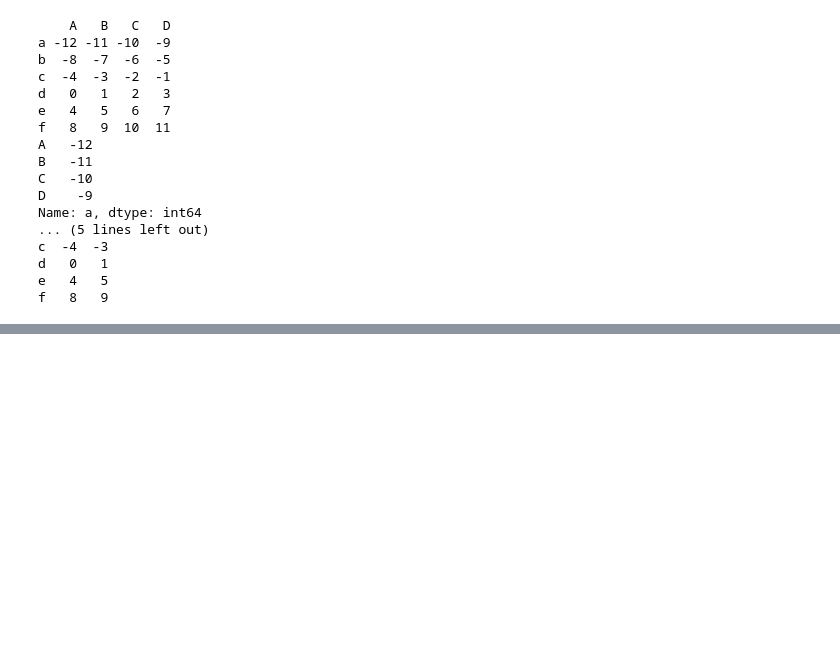
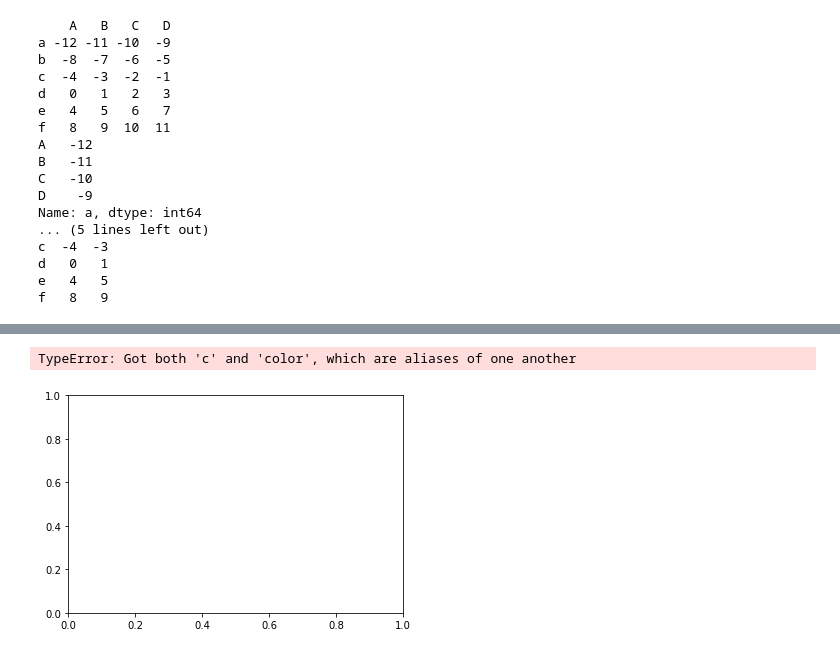
Before and after one commit to timemeansalot/python, a Jupyter notebook: python_basic/pandas.ipynb, the cells around one changed output, grey strips where cells are left out. Saved outputs shown, nothing was run; the diff lists cells and outputs as text; code cells hidden in the pictures; blank space fills up the shorter version.

```diff
--- a/python_basic/pandas.ipynb
+++ b/python_basic/pandas.ipynb
@@ -296,0 +553,16 @@ f   8   9
+# %%
+## line chart: plot
+n=20
+x=np.linspace(-1,1,n)
+
+y=x*2+0.4+np.random.normal(0,0.3,n)
+
+df=pd.DataFrame({
+    'x':x,
+    'y':y
+})
+
+df.plot(x='x',y='y',alpha=0.5,c='r')
+# %% [output]
+TypeError: Got both 'c' and 'color', which are aliases of one another
+[figure, added]
```
Also changed, not shown: parts of 11 cells of this notebook.
